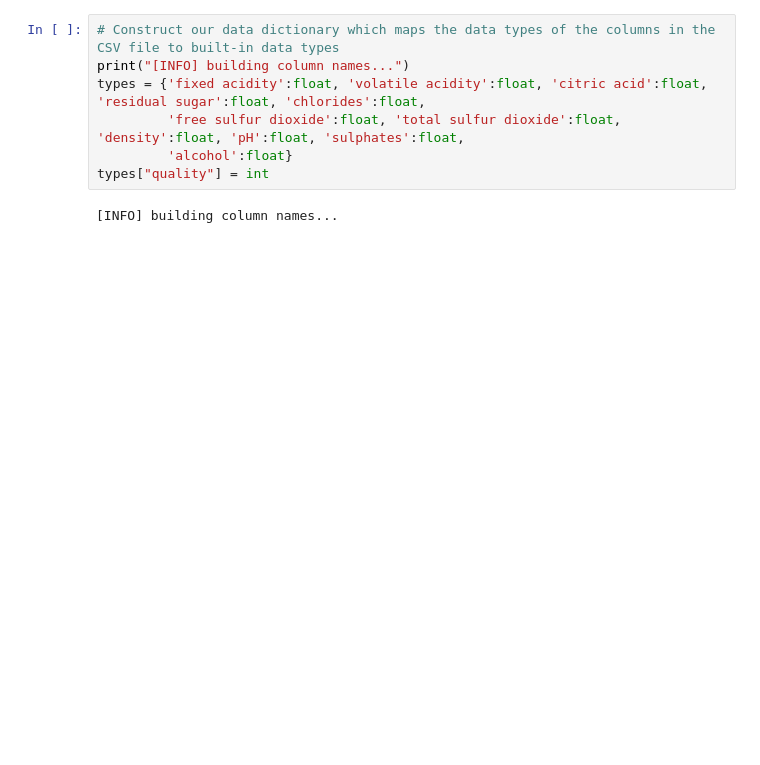
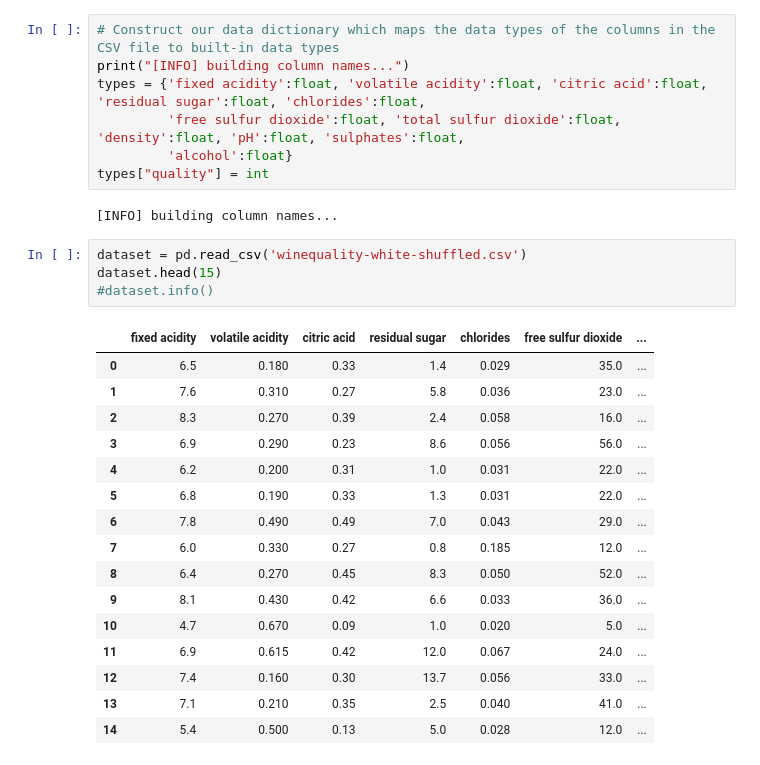
Before and after one commit to LucaMagini/Online-Learning, a Jupyter notebook: Untitled.ipynb, the cells around one changed output. Drawn from its saved outputs; the diff is of its cells as text; blank space fills up the shorter version.

```diff
--- a/Untitled.ipynb
+++ b/Untitled.ipynb
@@ -30,3 +23,24 @@ types = {'fixed acidity':float, 'volatile acidity':float, 'citric acid':float, '
 types["quality"] = int
 # %% [output]
 [INFO] building column names...
+# %%
+dataset = pd.read_csv('winequality-white-shuffled.csv')
+dataset.head(15)
+#dataset.info()
+# %% [output]
+|  | fixed acidity | volatile acidity | citric acid | residual sugar | chlorides | free sulfur dioxide | ... |
+| 0 | 6.5 | 0.180 | 0.33 | 1.4 | 0.029 | 35.0 | ... |
+| 1 | 7.6 | 0.310 | 0.27 | 5.8 | 0.036 | 23.0 | ... |
+| 2 | 8.3 | 0.270 | 0.39 | 2.4 | 0.058 | 16.0 | ... |
+| 3 | 6.9 | 0.290 | 0.23 | 8.6 | 0.056 | 56.0 | ... |
+| 4 | 6.2 | 0.200 | 0.31 | 1.0 | 0.031 | 22.0 | ... |
+| 5 | 6.8 | 0.190 | 0.33 | 1.3 | 0.031 | 22.0 | ... |
+| 6 | 7.8 | 0.490 | 0.49 | 7.0 | 0.043 | 29.0 | ... |
+| 7 | 6.0 | 0.330 | 0.27 | 0.8 | 0.185 | 12.0 | ... |
+| 8 | 6.4 | 0.270 | 0.45 | 8.3 | 0.050 | 52.0 | ... |
+| 9 | 8.1 | 0.430 | 0.42 | 6.6 | 0.033 | 36.0 | ... |
+| 10 | 4.7 | 0.670 | 0.09 | 1.0 | 0.020 | 5.0 | ... |
+| 11 | 6.9 | 0.615 | 0.42 | 12.0 | 0.067 | 24.0 | ... |
+| 12 | 7.4 | 0.160 | 0.30 | 13.7 | 0.056 | 33.0 | ... |
+| 13 | 7.1 | 0.210 | 0.35 | 2.5 | 0.040 | 41.0 | ... |
+| 14 | 5.4 | 0.500 | 0.13 | 5.0 | 0.028 | 12.0 | ... |
```
Also changed, not shown: parts of 5 cells of this notebook, 36 other files.
